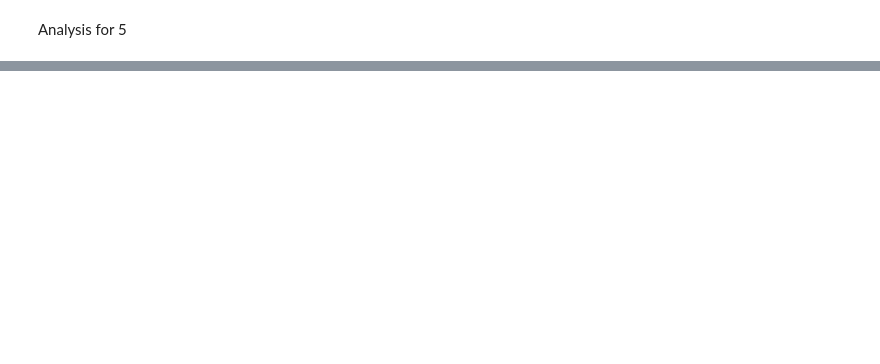
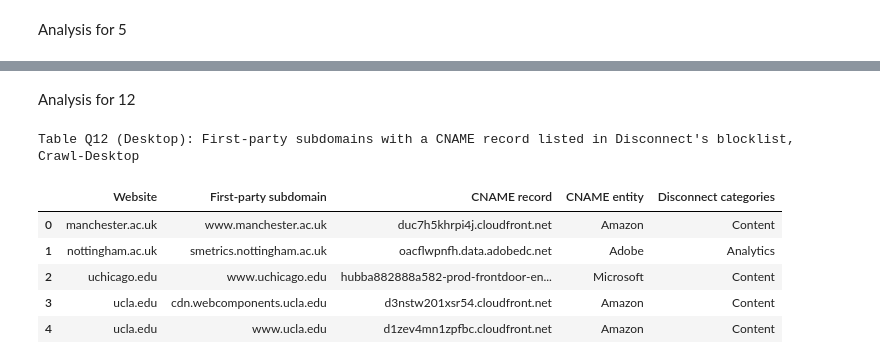
Before and after one commit to erikaw1644/OnlineTrackingAssignment2, a Jupyter notebook: analysis/crawler_analysis.ipynb, the cells around one changed output, grey strips where cells are left out. Drawn from its saved outputs; the diff is of its cells as text; code cells hidden in the pictures; blank space fills up the shorter version.

Commit message:
Add Q 10 though 13 to the analysis

```diff
--- a/analysis/crawler_analysis.ipynb
+++ b/analysis/crawler_analysis.ipynb
@@ -233,0 +328,16 @@ plt.show()
+# %%
+def sets_no_referrer(referrer_policy):
+    # the header can hold a comma separated list, so compare each token exactly
+    tokens = [token.strip().lower() for token in referrer_policy.split(",")]
+    return "no-referrer" in tokens
+
+no_referrer_rows = []
+for site, har in hars["desktop"].items():
+    for entry in get_first_party_entries(har):
+        if any(sets_no_referrer(value) for value in get_response_header_values(entry, "referrer-policy")):
+            no_referrer_rows.append({"Website": site, "Country": domain_to_country[site].upper()})
+            break
+
+no_referrer_table = pd.DataFrame(no_referrer_rows).sort_values(["Country", "Website"]).reset_index(drop=True)
+print("Table Q11: Websites where at least one first-party response set a no-referrer Referrer-Policy header, Desktop crawl")
+no_referrer_table
@@ -233,0 +350,2 @@ plt.show()
+# %% [markdown]
+Analysis for 12
@@ -233,0 +376,33 @@ plt.show()
+# %%
+def get_first_party_hostnames(har):
+    return {urlparse(entry["request"]["url"]).hostname for entry in get_first_party_entries(har)}
+
+def get_cname_tracking_rows(crawl):
+    rows_for_crawl = []
+    for site, har in hars[crawl].items():
+        for hostname in get_first_party_hostnames(har):
+            for cname in get_cname_chain(hostname):
+                cname_domain = get_listed_domain(cname)
+                if cname_domain is None:
+                    continue
+                rows_for_crawl.append({
+                    "Website": site,
+                    "First-party subdomain": hostname,
+                    "CNAME record": cname,
+                    "CNAME entity": domain_to_entity[cname_domain],
+                    "Disconnect categories": ", ".join(sorted(domain_to_categories[cname_domain])),
+                })
+                break
+    columns = ["Website", "First-party subdomain", "CNAME record", "CNAME entity", "Disconnect categories"]
+    return pd.DataFrame(rows_for_crawl, columns=columns).sort_values(["Website", "First-party subdomain"]).reset_index(drop=True)
+# %%
+print("Table Q12 (Desktop): First-party subdomains with a CNAME record listed in Disconnect's blocklist, Crawl-Desktop")
+get_cname_tracking_rows("desktop")
+# %% [output]
+Table Q12 (Desktop): First-party subdomains with a CNAME record listed in Disconnect's blocklist, Crawl-Desktop
+|  | Website | First-party subdomain | CNAME record | CNAME entity | Disconnect categories |
+| 0 | manchester.ac.uk | www.manchester.ac.uk | duc7h5khrpi4j.cloudfront.net | Amazon | Content |
+| 1 | nottingham.ac.uk | smetrics.nottingham.ac.uk | oacflwpnfh.data.adobedc.net | Adobe | Analytics |
+| 2 | uchicago.edu | www.uchicago.edu | hubba882888a582-prod-frontdoor-en... | Microsoft | Content |
+| 3 | ucla.edu | cdn.webcomponents.ucla.edu | d3nstw201xsr54.cloudfront.net | Amazon | Content |
+| 4 | ucla.edu | www.ucla.edu | d1zev4mn1zpfbc.cloudfront.net | Amazon | Content |
```
Also changed, not shown: parts of 21 cells of this notebook, 2 other files.
